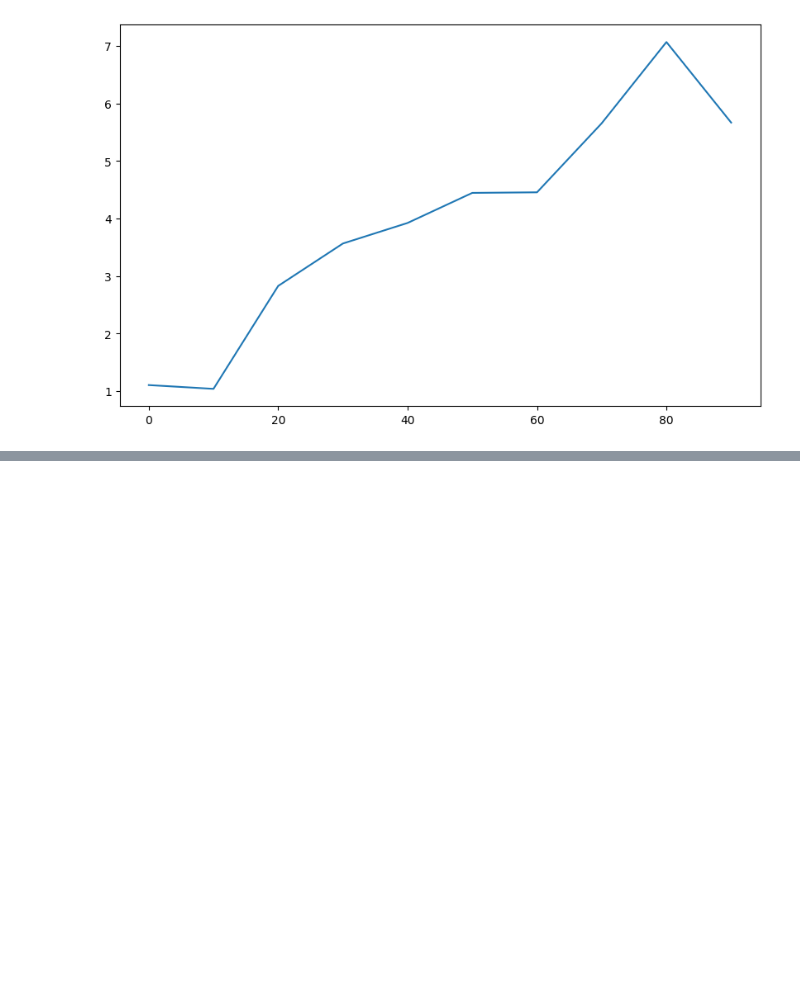
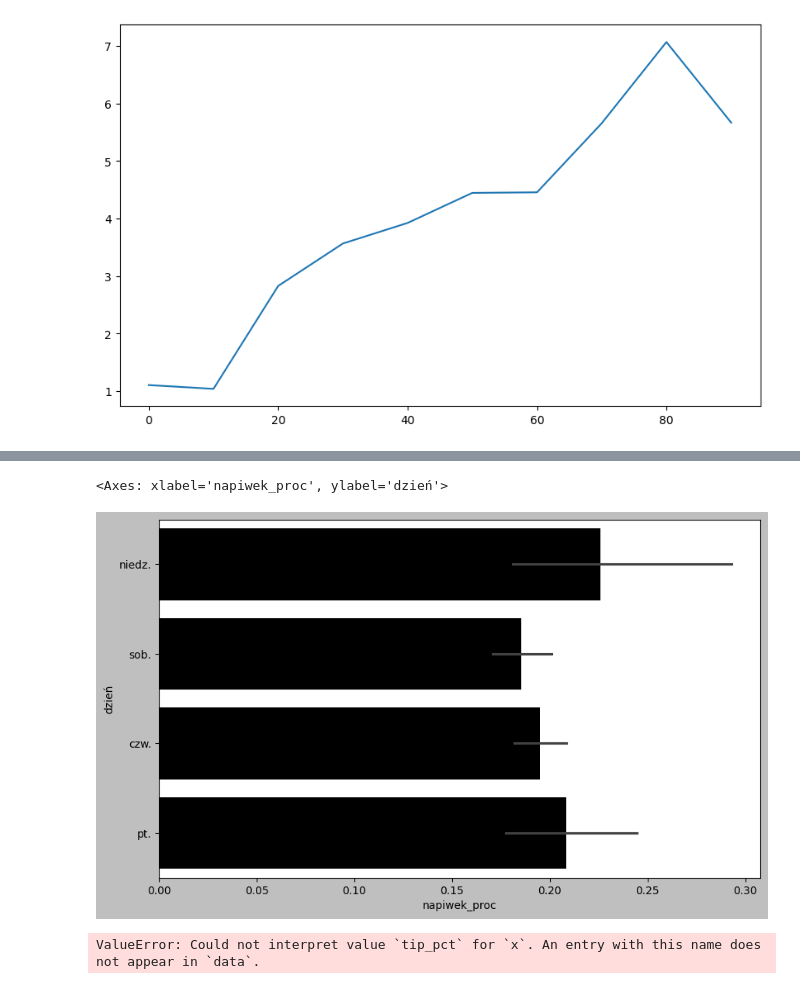
Before and after one commit to OhSorryBro/Data_in_python, a Jupyter notebook: pandas/ch09.ipynb, the cells around one changed output, grey strips where cells are left out. Cells and saved outputs as stored; diff of their text form; code cells hidden in the pictures; blank space fills up the shorter version.

Commit message:
Python_data_analyse_pandas

```diff
--- a/pandas/ch09.ipynb
+++ b/pandas/ch09.ipynb
@@ -201,13 +256,18 @@ plt.close("all")
 # %%
 import seaborn as sns
 
-tips["tip_pct"] = tips["tip"] / (tips["total_bill"] - tips["tip"])
+tips["napiwek_proc"] = tips["napiwek"] / (tips["rachunek"] - tips["napiwek"])
 tips.head()
-sns.barplot(x="tip_pct", y="day", data=tips, orient="h")
+sns.barplot(x="napiwek_proc", y="dzień", data=tips, orient="h")
+# %% [output]
+<Axes: xlabel='napiwek_proc', ylabel='dzień'>
+[figure, added]
 # %%
 plt.close("all")
 # %%
 sns.barplot(x="tip_pct", y="day", hue="time", data=tips, orient="h")
+# %% [output]
+ValueError: Could not interpret value `tip_pct` for `x`. An entry with this name does not appear in `data`.
 # %%
 plt.close("all")
 # %%
```
Also changed, not shown: parts of 22 cells of this notebook.
